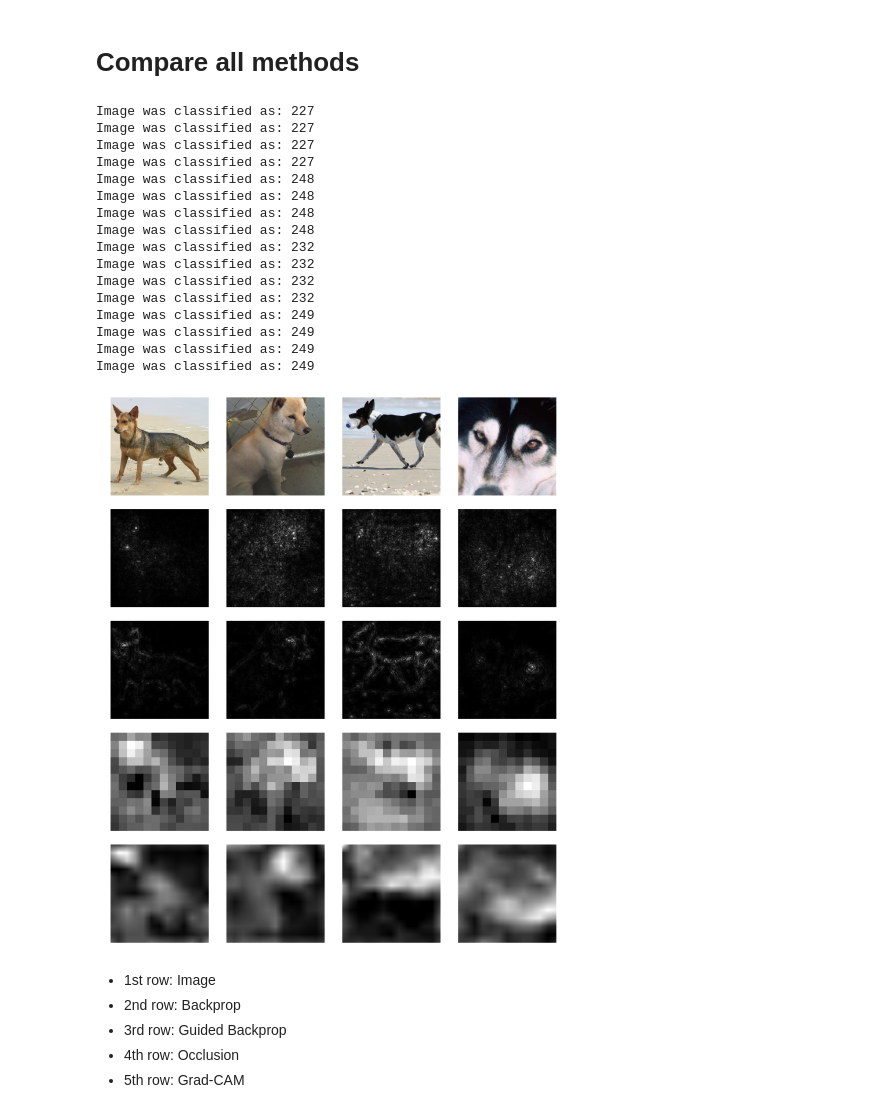
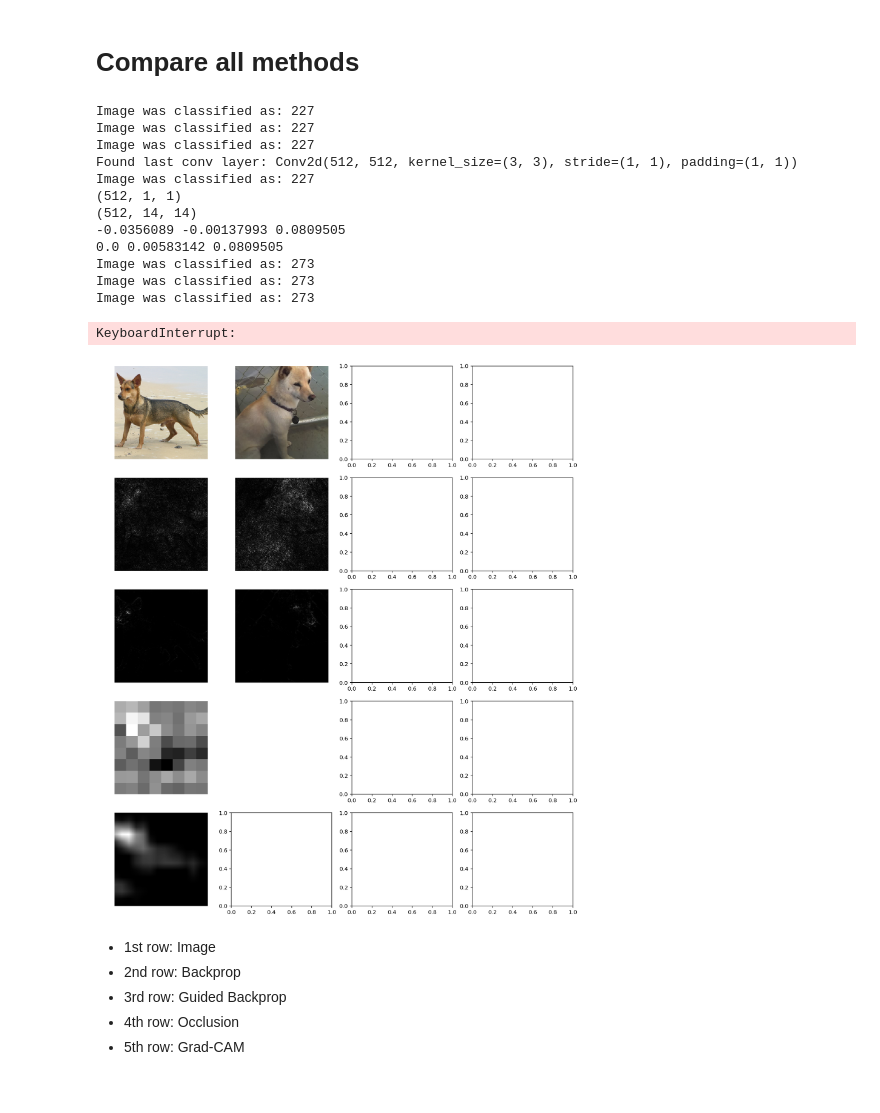
Before and after one commit to jrieke/cnn-interpretability, a Jupyter notebook: interpretation-photos.ipynb, the cells around one changed output. Cells and saved outputs as stored; diff of their text form; code cells hidden in the pictures.

```diff
--- a/interpretation-photos.ipynb
+++ b/interpretation-photos.ipynb
@@ -25,5 +25,6 @@ from torch.utils.data import Dataset, DataLoader
 # %% [markdown]
 # Load pretrained model and dataset
 # %%
-model = models.alexnet(pretrained=True)
+#model = models.alexnet(pretrained=True)
+model = models.vgg16_bn(pretrained=True)
 # %% [output]
@@ -83,7 +84,7 @@ plt.imshow(get_sample(0)[0])
 # To get the same results as in pytorch-cnn-visualizations (https://github.com/utkuozbulak/pytorch-cnn-visualizations),
 # set a fixed target class and do `postprocess=None`.
 
-def backprop(model, image_tensor, target_class=None, postprocess='abs'):
+def sensitivity_analysis(model, image_tensor, target_class=None, postprocess='abs'):
     # image_tensor can be a pytorch tensor or anything that can be converted to a pytorch tensor (e.g. numpy, list)
 
     image_tensor = torch.Tensor(image_tensor)  # convert numpy or list to tensor
@@ -230,7 +231,7 @@ def grad_cam(model, image_tensor, target_class=None, last_conv_layer=None, resiz
         for module in all_children(model)[::-1]:  # traverse model backwards
             if type(module) == nn.Conv1d or type(module) == nn.Conv2d or type(module) == nn.Conv3d:
                 last_conv_layer = module
-                #print('Found last conv layer:', last_conv_layer)
+                print('Found last conv layer:', last_conv_layer)
                 break
         if last_conv_layer is None:
             raise ValueError('Could not find last conv layer automatically, please set it manually')
@@ -264,11 +265,26 @@ def grad_cam(model, image_tensor, target_class=None, last_conv_layer=None, resiz
         else:
             one_hot_output[0, target_class] = 1
         output.backward(gradient=one_hot_output)
+        #print(one_hot_output)
 
         # Step 5: Calculate CAM as linear combination of each feature map and its averaged gradient.
         coefficients = store['gradient'].mean(axis=tuple(range(1, store['gradient'].ndim)), keepdims=True)
+        print(coefficients.shape)
+        print(store['feature_maps'].shape)
         cam = (coefficients * store['feature_maps']).sum(axis=0)
+        print(np.min(cam), np.mean(cam), np.max(cam))
         cam = np.maximum(cam, 0)
+        print(np.min(cam), np.mean(cam), np.max(cam))
+
+        vmin = np.min(coefficients * store['feature_maps'])
+        vmax = np.max(coefficients * store['feature_maps'])
+        for fm, g, c in zip(store['feature_maps'], store['gradient'], coefficients.flatten()):
+            #utils.plot_slices(fm*c, num_slices=3, vmin=vmin, vmax=vmax)
+            if c in sorted(coefficients, reverse=True)[:5]:
+                print(c)
+                plt.figure()
+                plt.imshow(fm*c, vmin=vmin, vmax=vmax)
+                plt.colorbar()
 
         if resize:
             cam = resize_image(cam, image_tensor.shape[1:], interpolation=interpolation)
@@ -279,3 +295,6 @@ def grad_cam(model, image_tensor, target_class=None, last_conv_layer=None, resiz
         hook_handle_forward.remove()
         hook_handle_backward.remove()
         del hook_handle_forward, hook_handle_backward
+# %%
+image, image_tensor, class_index = get_sample(0)
+plt.imshow(grad_cam(model, image_tensor, resize=True, interpolation=0), cmap='gray')
@@ -286,48 +345,45 @@ fig, axes = plt.subplots(5, 4, figsize=(15, 18))
 
 offset = 0  # which image in the dataset to start with
 
 for i, vertical_axes in enumerate(axes.T):
     image, image_tensor, class_index = get_sample(i+offset)
 
     plt.sca(vertical_axes[0])
     plt.axis('off')
     plt.imshow(image)
 
     plt.sca(vertical_axes[1])
     plt.axis('off')
-    plt.imshow(backprop(model, image_tensor, postprocess='abs').max(0), cmap='gray')
+    plt.imshow(sensitivity_analysis(model, image_tensor, postprocess='abs').max(0), cmap='gray')
 
     plt.sca(vertical_axes[2])
     plt.axis('off')
     plt.imshow(guided_backprop(model, image_tensor, postprocess='abs').max(0), cmap='gray')
 
     plt.sca(vertical_axes[3])
     plt.axis('off')
-    plt.imshow(occlusion(model, image_tensor, size=50, stride=20), cmap='Greys')
+    plt.imshow(occlusion(model, image_tensor, size=50, stride=30), cmap='Greys')
 
     plt.sca(vertical_axes[4])
     plt.axis('off')
     plt.imshow(grad_cam(model, image_tensor, resize=True, interpolation=1), cmap='gray')
 
 plt.tight_layout()
 # %% [output]
 Image was classified as: 227
 Image was classified as: 227
 Image was classified as: 227
+Found last conv layer: Conv2d(512, 512, kernel_size=(3, 3), stride=(1, 1), padding=(1, 1))
 Image was classified as: 227
-Image was classified as: 248
-Image was classified as: 248
-Image was classified as: 248
-Image was classified as: 248
-Image was classified as: 232
-Image was classified as: 232
-Image was classified as: 232
-Image was classified as: 232
-Image was classified as: 249
-Image was classified as: 249
-Image was classified as: 249
-Image was classified as: 249
+(512, 1, 1)
+(512, 14, 14)
+-0.0356089 -0.00137993 0.0809505
+0.0 0.00583142 0.0809505
+Image was classified as: 273
+Image was classified as: 273
+Image was classified as: 273
+KeyboardInterrupt:
-[figure, old version]
+[figure, new version]
 # %% [markdown]
 - 1st row: Image
 - 2nd row: Backprop
```
Also changed, not shown: parts of 4 cells of this notebook, 1 other file.
